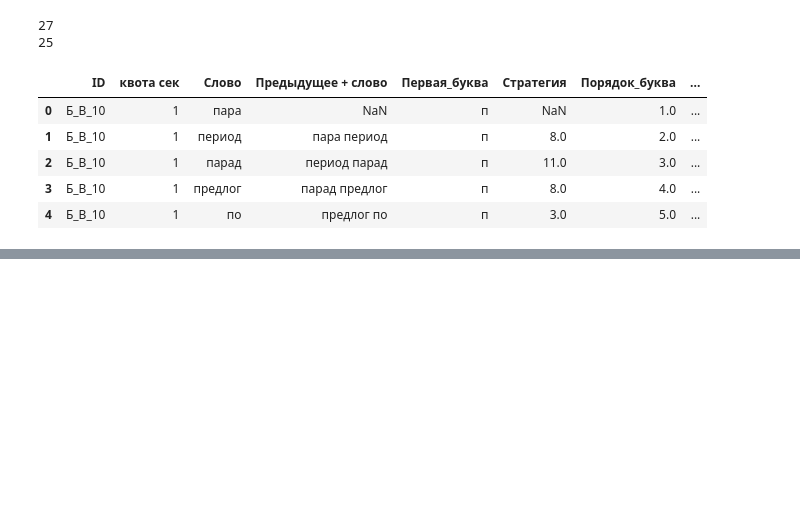
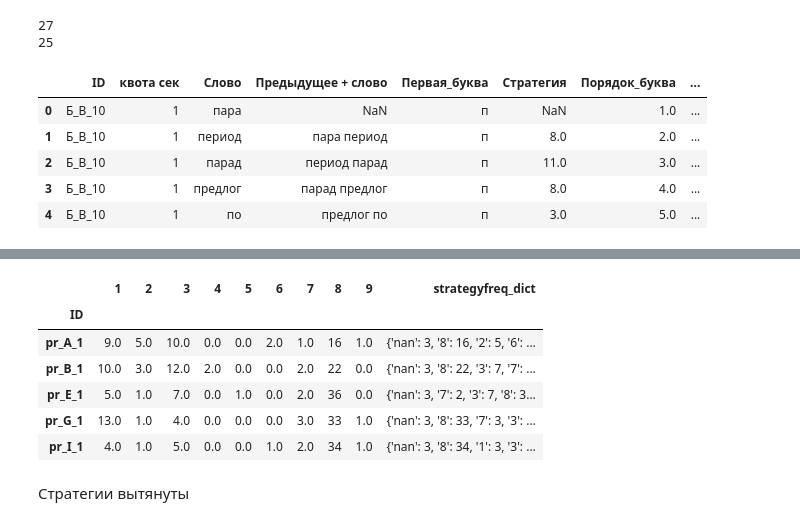
Before and after one commit to Aryunaa/Linguistics, a Jupyter notebook: pos_febr/analysis.ipynb, the cells around one changed output, grey strips where cells are left out. Cells and saved outputs as stored; diff of their text form; code cells hidden in the pictures; blank space fills up the shorter version.

```diff
--- a/pos_febr/analysis.ipynb
+++ b/pos_febr/analysis.ipynb
@@ -80,0 +203,24 @@ df1.head()
+# %%
+df['1'] = df['1'] + df['11'] + df['1а']
+df['2'] = df['2'] + df['22'] + df['2а']
+df['3'] = df['3'] + df['33'] + df['3a'] + df['3а'] + df['3а’']
+df['4'] = df['4'] + df['4а']
+df['6'] = df['6'] + df['66']
+
+columns_to_drop = ['11', '1а', '22', '2а',  '33', '3a', '3а', '3а’', '4а', '66']
+df = df.drop(columns=columns_to_drop)
+# %%
+#df = df.drop(['nan'])
+df.columns
+df = df.drop(['nan'], axis=1)
+df.head()
+# %% [output]
+|  | 1 | 2 | 3 | 4 | 5 | 6 | 7 | 8 | 9 | strategyfreq_dict |
+| ID |  |  |  |  |  |  |  |  |  |  |
+| pr_A_1 | 9.0 | 5.0 | 10.0 | 0.0 | 0.0 | 2.0 | 1.0 | 16 | 1.0 | {'nan': 3, '8': 16, '2': 5, '6': ... |
+| pr_B_1 | 10.0 | 3.0 | 12.0 | 2.0 | 0.0 | 0.0 | 2.0 | 22 | 0.0 | {'nan': 3, '8': 22, '3': 7, '7': ... |
+| pr_E_1 | 5.0 | 1.0 | 7.0 | 0.0 | 1.0 | 0.0 | 2.0 | 36 | 0.0 | {'nan': 3, '7': 2, '3': 7, '8': 3... |
+| pr_G_1 | 13.0 | 1.0 | 4.0 | 0.0 | 0.0 | 0.0 | 3.0 | 33 | 1.0 | {'nan': 3, '8': 33, '7': 3, '3': ... |
+| pr_I_1 | 4.0 | 1.0 | 5.0 | 0.0 | 0.0 | 1.0 | 2.0 | 34 | 1.0 | {'nan': 3, '8': 34, '1': 3, '3': ... |
+# %% [markdown]
+Стратегии вытянуты
```
Also changed, not shown: parts of 23 cells of this notebook.
